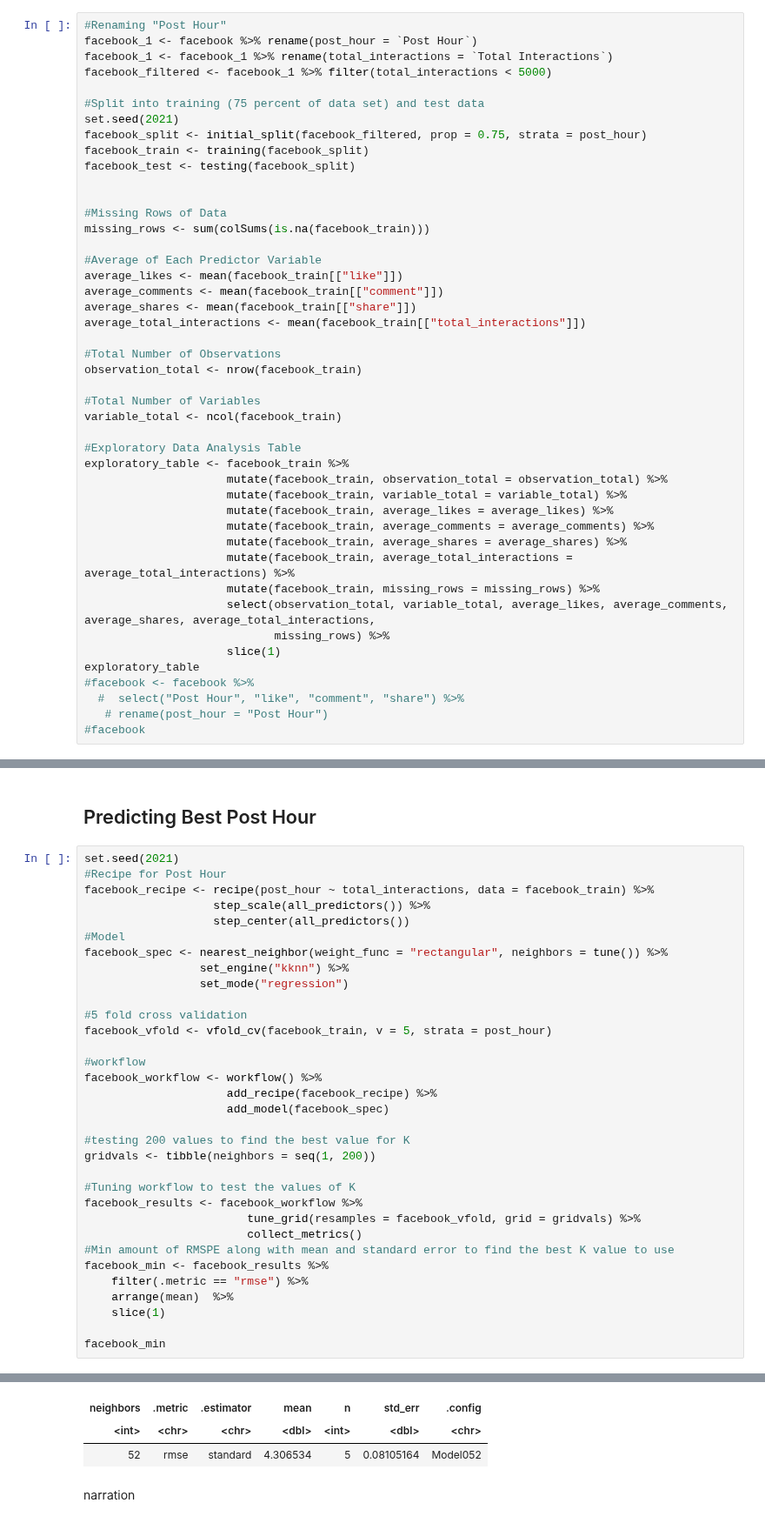
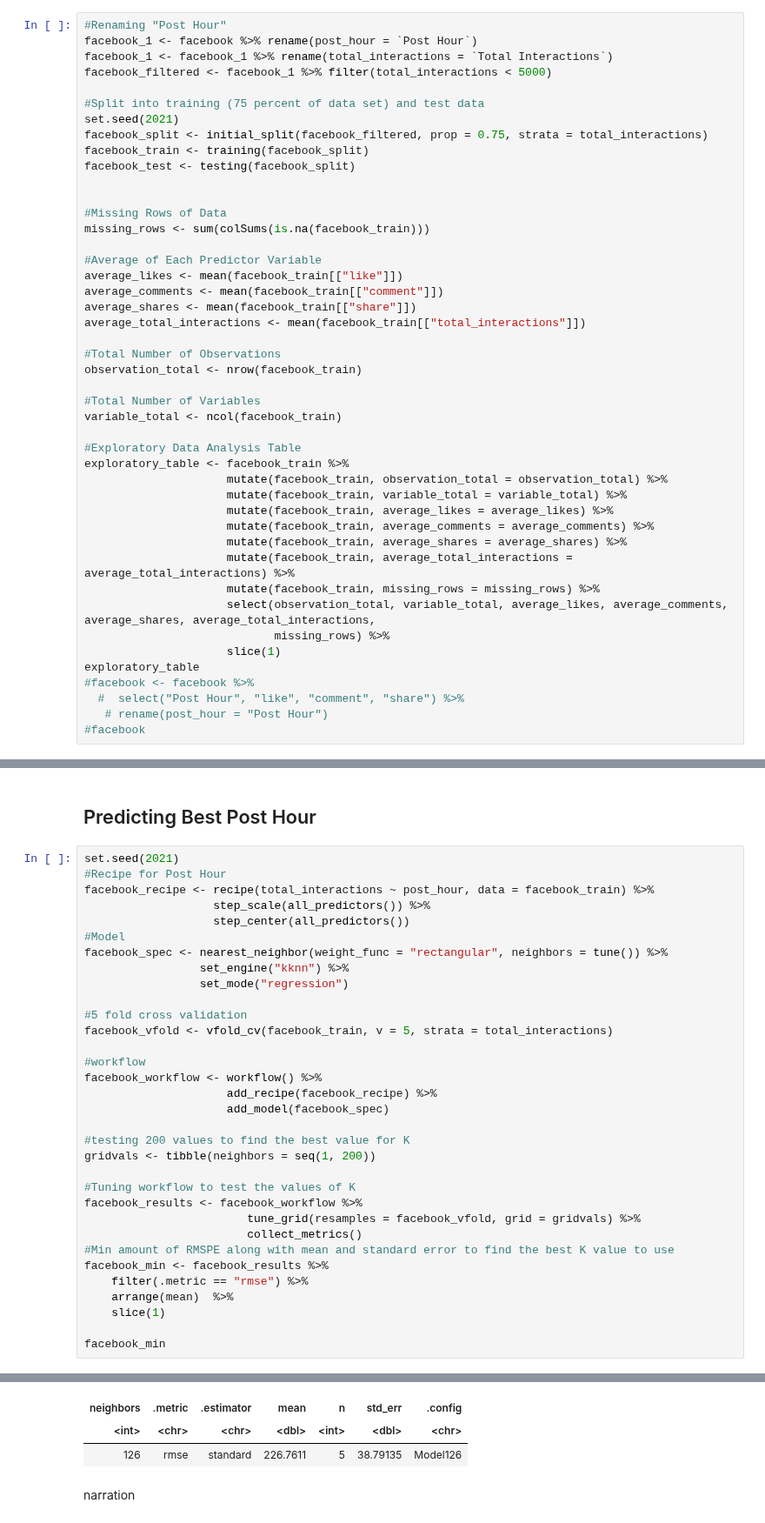
Before and after one commit to amellios/data_science_woohoo, a Jupyter notebook: Final Project Analysis.ipynb, the cells around one changed output, grey strips where cells are left out. Shown at 87% size. Cells and saved outputs as stored; diff of their text form.

```diff
--- a/Final Project Analysis.ipynb
+++ b/Final Project Analysis.ipynb
@@ -84,7 +102,7 @@ facebook_filtered <- facebook_1 %>% filter(total_interactions < 5000)
 
 #Split into training (75 percent of data set) and test data
 set.seed(2021)
-facebook_split <- initial_split(facebook_filtered, prop = 0.75, strata = post_hour)
+facebook_split <- initial_split(facebook_filtered, prop = 0.75, strata = total_interactions)
 facebook_train <- training(facebook_split)
 facebook_test <- testing(facebook_split)
 
@@ -143,41 +161,41 @@ This makes sense to have no correlation considering there shouldn't be a relatio
 # %%
 set.seed(2021)
 #Recipe for Post Hour
-facebook_recipe <- recipe(post_hour ~ total_interactions, data = facebook_train) %>%
+facebook_recipe <- recipe(total_interactions ~ post_hour, data = facebook_train) %>%
                    step_scale(all_predictors()) %>%
                    step_center(all_predictors())
 #Model
 facebook_spec <- nearest_neighbor(weight_func = "rectangular", neighbors = tune()) %>%
                  set_engine("kknn") %>%
                  set_mode("regression")
 
 #5 fold cross validation
-facebook_vfold <- vfold_cv(facebook_train, v = 5, strata = post_hour)
+facebook_vfold <- vfold_cv(facebook_train, v = 5, strata = total_interactions)
 
 #workflow
 facebook_workflow <- workflow() %>%
                      add_recipe(facebook_recipe) %>%
                      add_model(facebook_spec)
 
 #testing 200 values to find the best value for K
 gridvals <- tibble(neighbors = seq(1, 200))
 
 #Tuning workflow to test the values of K
 facebook_results <- facebook_workflow %>%
                         tune_grid(resamples = facebook_vfold, grid = gridvals) %>%
                         collect_metrics()
 #Min amount of RMSPE along with mean and standard error to find the best K value to use
 facebook_min <- facebook_results %>%
     filter(.metric == "rmse") %>%
     arrange(mean)  %>%
     slice(1)
 
 facebook_min
 # %% [output]
 A tibble: 1 × 7
 | neighbors | .metric | .estimator | mean | n | std_err | .config |
 | <int> | <chr> | <chr> | <dbl> | <int> | <dbl> | <chr> |
-| 52 | rmse | standard | 4.306534 | 5 | 0.08105164 | Model052 |
+| 126 | rmse | standard | 226.7611 | 5 | 38.79135 | Model126 |
 # %% [markdown]
 narration
 # %%
```
Also changed, not shown: parts of 7 cells of this notebook.
